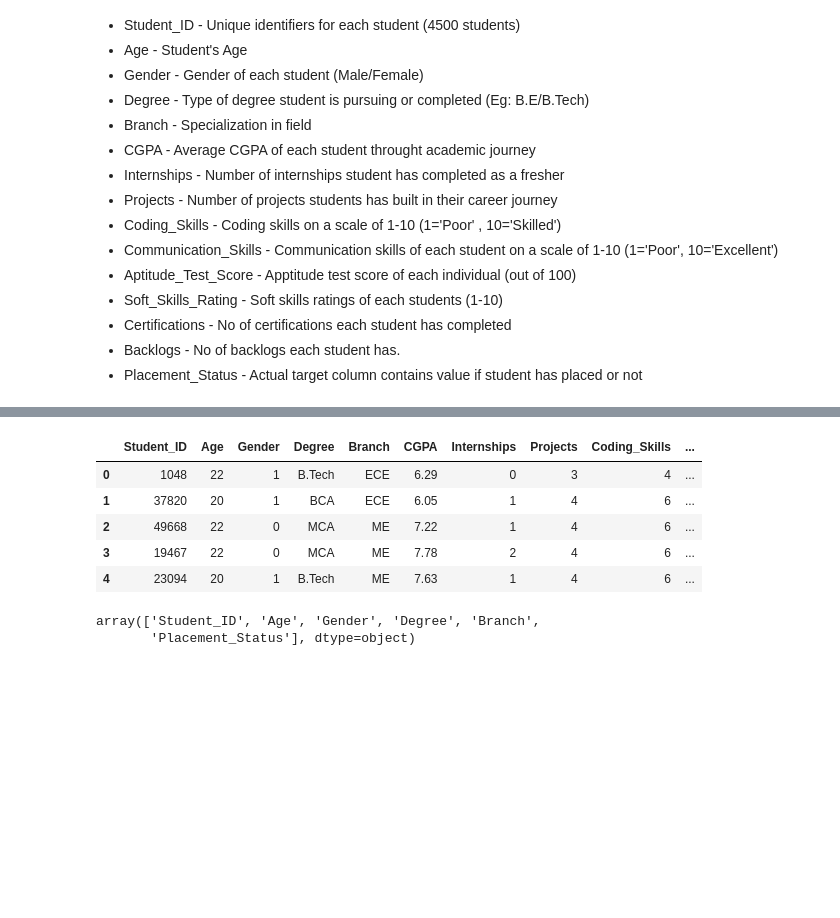
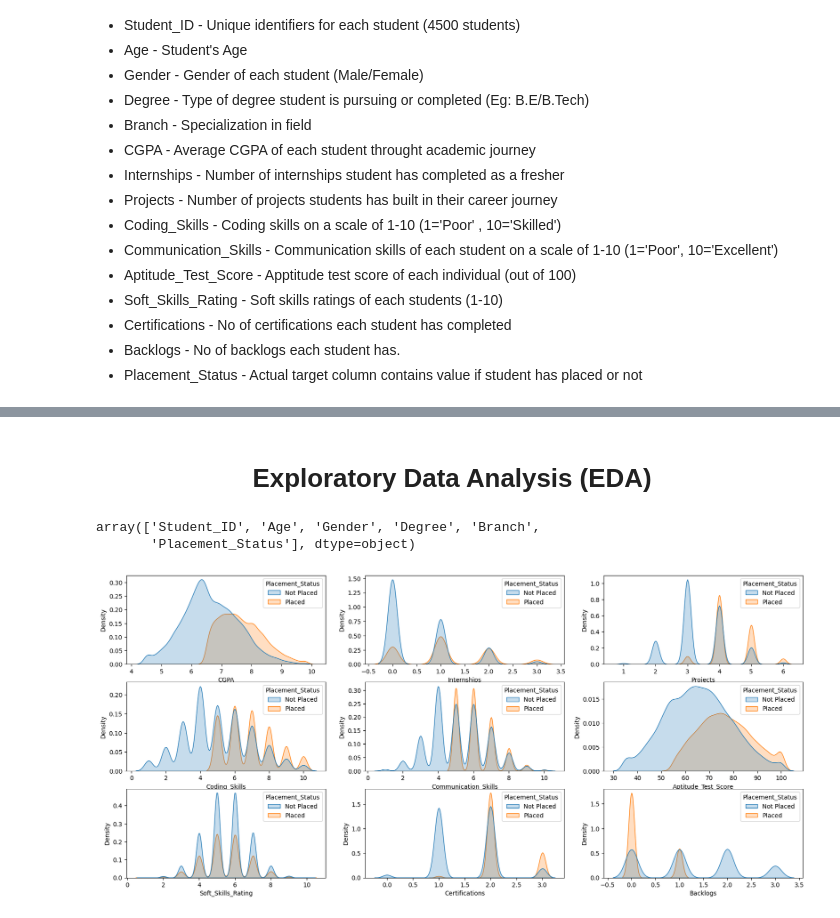
Before and after one commit to aditya-3645/Student_placement_status_ML, a Jupyter notebook: analysis.ipynb, the cells around one changed output, grey strips where cells are left out. Saved outputs shown, nothing was run; the diff lists cells and outputs as text; code cells hidden in the pictures; blank space fills up the shorter version.

```diff
--- a/analysis.ipynb
+++ b/analysis.ipynb
@@ -127,14 +125,4 @@ df[df.duplicated()]
-# %%
-df['Gender']=df['Gender'].replace({'Female':1,'Male':0}).astype(int) #Female=1 Male=0
-df['Placement_Status']=df['Placement_Status'].replace({'Not Placed':0,'Placed':1},regex=True).astype(int)
-# %%
-df.head()
-# %% [output]
-|  | Student_ID | Age | Gender | Degree | Branch | CGPA | Internships | Projects | Coding_Skills | ... |
-| 0 | 1048 | 22 | 1 | B.Tech | ECE | 6.29 | 0 | 3 | 4 | ... |
-| 1 | 37820 | 20 | 1 | BCA | ECE | 6.05 | 1 | 4 | 6 | ... |
-| 2 | 49668 | 22 | 0 | MCA | ME | 7.22 | 1 | 4 | 6 | ... |
-| 3 | 19467 | 22 | 0 | MCA | ME | 7.78 | 2 | 4 | 6 | ... |
-| 4 | 23094 | 20 | 1 | B.Tech | ME | 7.63 | 1 | 4 | 6 | ... |
+# %% [markdown]
+# <center> **Exploratory Data Analysis (EDA)** </center>
 # %%
 #Seperating truly numerical features and categorical features
@@ -142,7 +131,15 @@ Num_features = df.describe().drop(columns=['Student_ID','Age','Placement_Status'
+# %%
+Cat_features
+# %% [output]
+array(['Student_ID', 'Age', 'Gender', 'Degree', 'Branch',
+       'Placement_Status'], dtype=object)
 # %%
-Cat_features=df.drop(columns=Num_features).columns.values
+Num_features=df.columns.drop(['Student_ID', 'Age', 'Gender', 'Degree', 'Branch',
+       'Placement_Status'])
 # %%
-Cat_features
+plt.figure(figsize=(20,9))
+for i in range(0,len(Num_features)):
+    plt.subplot(3,3,i+1)
+    sns.kdeplot(x=df[Num_features[i]],fill=True,hue=df['Placement_Status'])
 # %% [output]
-array(['Student_ID', 'Age', 'Gender', 'Degree', 'Branch',
-       'Placement_Status'], dtype=object)
+[figure, added]
```
Also changed, not shown: parts of 17 cells of this notebook.
